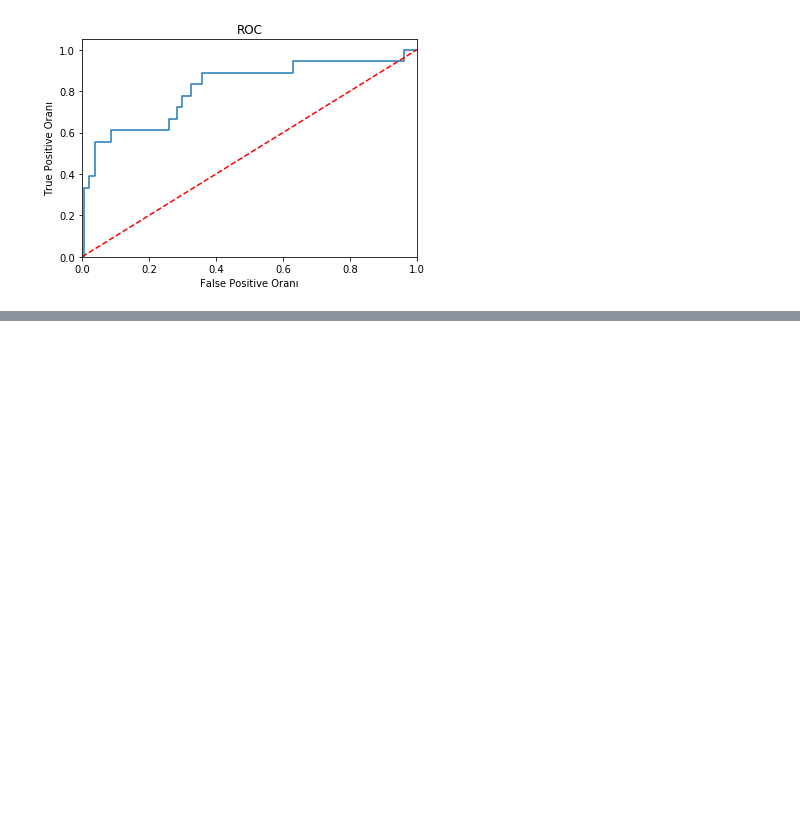
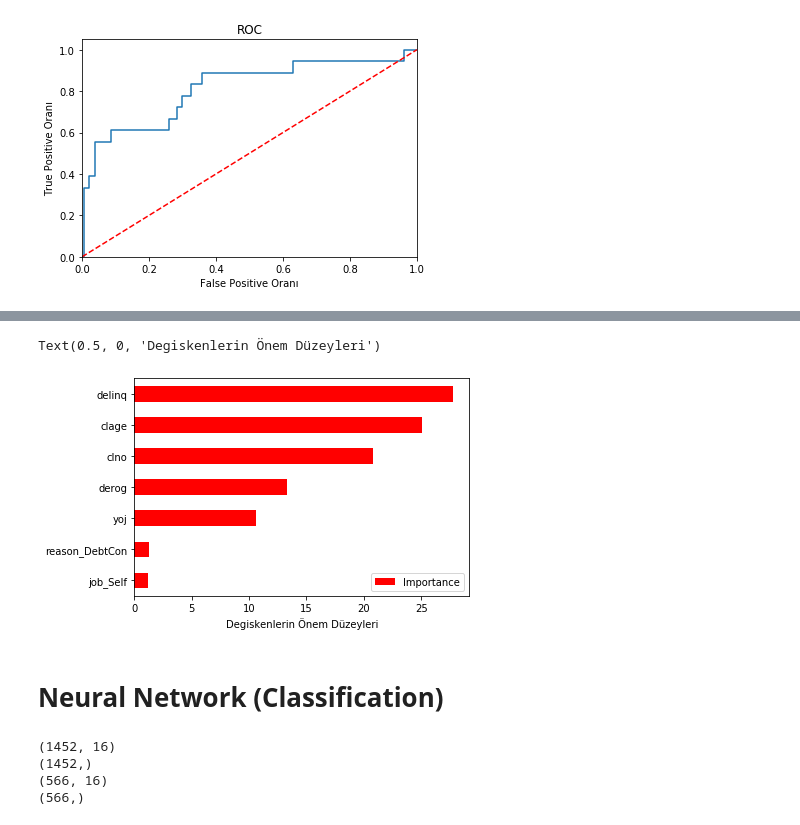
Before and after one commit to Kodluyoruz-Ankara-Veri-Bilimi/Assignment_Ayse_ILKAY, a Jupyter notebook: bank_dataset_hmelq.ipynb, the cells around one changed output, grey strips where cells are left out. Cells and saved outputs as stored; diff of their text form; code cells hidden in the pictures; blank space fills up the shorter version.

```diff
--- a/bank_dataset_hmelq.ipynb
+++ b/bank_dataset_hmelq.ipynb
@@ -640,0 +1175,7 @@ plt.show()
+# %%
+rf_cv_model2=GridSearchCV(rf_model2,
+                       rf_params2,
+                       cv=10,
+                       n_jobs=-1,verbose=2)
+# %%
+rf_cv_model2.fit(X_train,y_train)
@@ -640,0 +1217,7 @@ plt.show()
+# %%
+rf_tuned=RandomForestClassifier(max_depth= 8,
+ max_features=0.625,
+ min_samples_split= 5,
+ n_estimators= 200)
+# %%
+rf_tuned.fit(X_train,y_train)
@@ -640,0 +1248,36 @@ plt.show()
+# %%
+# degisken önem düzeyi bulma
+Importance=pd.DataFrame({"Importance":rf_tuned.feature_importances_*100},
+                       index=X_train.columns)
+Importance.sort_values(by="Importance",
+                       axis=0,
+                       ascending=True).plot(kind="barh",
+                                            color="r")
+
+plt.xlabel("Degiskenlerin Önem Düzeyleri")
+# %% [output]
+Text(0.5, 0, 'Degiskenlerin Önem Düzeyleri')
+[figure, added]
+# %% [markdown]
+# Neural Network (Classification)
+# %%
+data=pd.read_csv("hmelq.csv")
+df=data.copy()
+df=df.dropna()
+df.head()
+dms = pd.get_dummies(df[['reason', 'job']])
+dms.head()
+X_ = df.drop(['bad', 'reason', 'job'],axis=1)
+y = df["bad"]
+X = pd.concat([X_, dms[["reason_DebtCon", "job_Mgr","job_Office","job_ProfEx","job_Sales","job_Self"]]], axis = 1)
+from sklearn.model_selection import train_test_split, cross_val_score, cross_val_predict
+X_train, X_test, y_train, y_test = train_test_split(X, y, test_size = 0.28, random_state=42)
+print(X_train.shape)
+print(y_train.shape)
+print(X_test.shape)
+print(y_test.shape)
+# %% [output]
+(1452, 16)
+(1452,)
+(566, 16)
+(566,)
```
Also changed, not shown: parts of 104 cells of this notebook, 1 other file.
